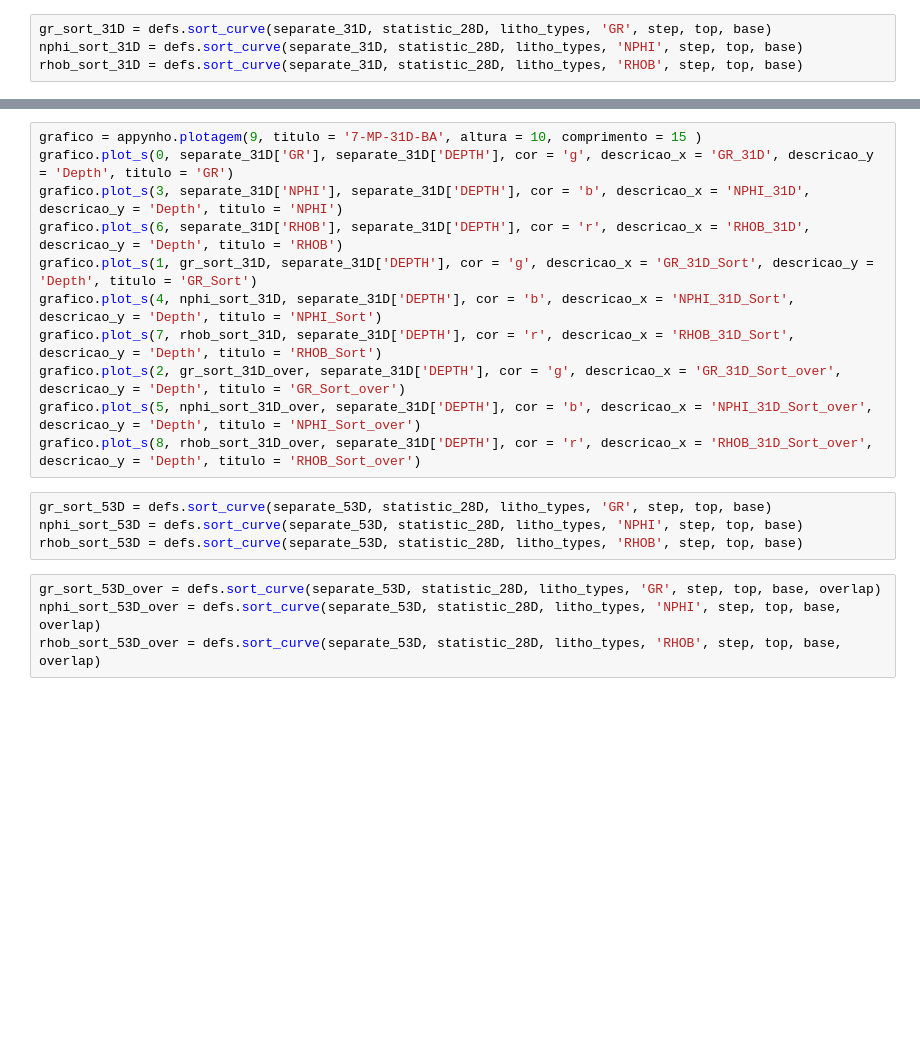
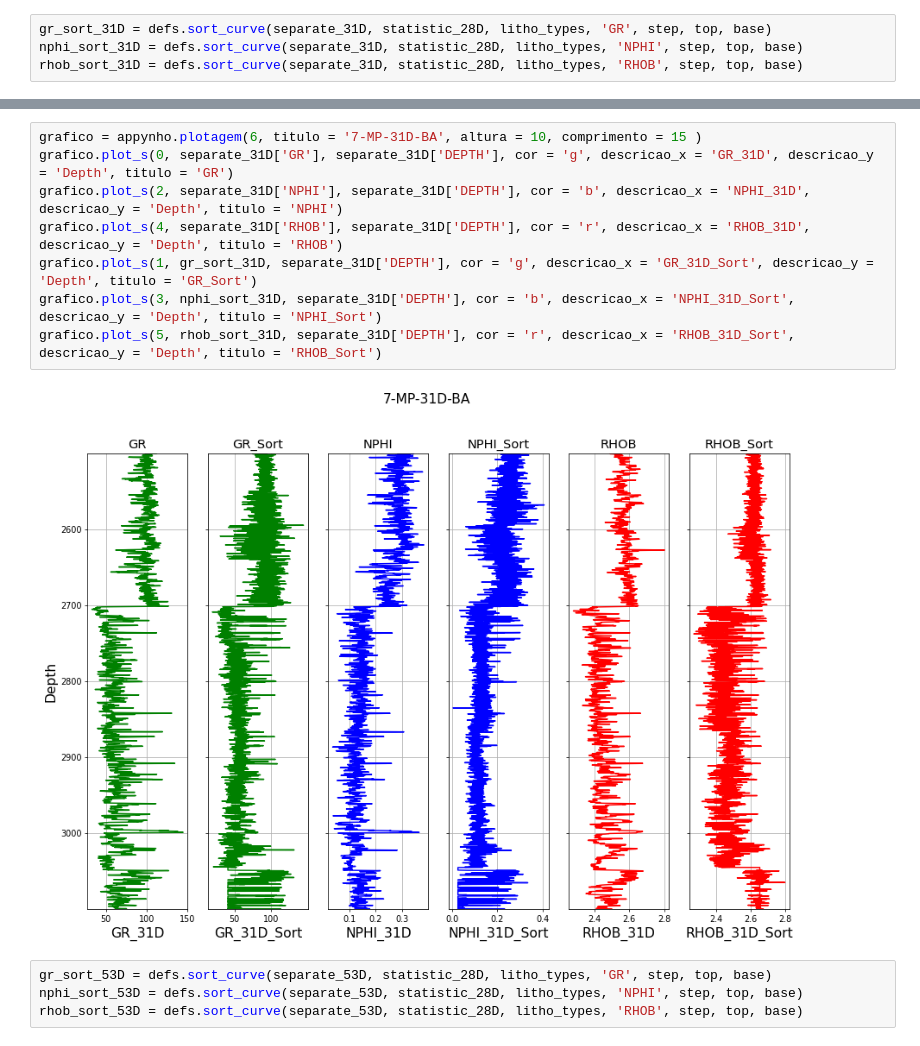
Before and after one commit to rmotadutra/PFG_2020, a Jupyter notebook: codes/well_create_lithology.ipynb, the cells around one changed output, grey strips where cells are left out. Drawn from its saved outputs; the diff is of its cells as text; blank space fills up the shorter version.

```diff
--- a/codes/well_create_lithology.ipynb
+++ b/codes/well_create_lithology.ipynb
@@ -176,20 +185,15 @@ rhob_sort_31D_over = defs.sort_curve(separate_31D, statistic_28D, litho_types, '
 # %%
-grafico = appynho.plotagem(9, titulo = '7-MP-31D-BA', altura = 10, comprimento = 15 )
+grafico = appynho.plotagem(6, titulo = '7-MP-31D-BA', altura = 10, comprimento = 15 )
 grafico.plot_s(0, separate_31D['GR'], separate_31D['DEPTH'], cor = 'g', descricao_x = 'GR_31D', descricao_y = 'Depth', titulo = 'GR')
-grafico.plot_s(3, separate_31D['NPHI'], separate_31D['DEPTH'], cor = 'b', descricao_x = 'NPHI_31D', descricao_y = 'Depth', titulo = 'NPHI')
-grafico.plot_s(6, separate_31D['RHOB'], separate_31D['DEPTH'], cor = 'r', descricao_x = 'RHOB_31D', descricao_y = 'Depth', titulo = 'RHOB')
+grafico.plot_s(2, separate_31D['NPHI'], separate_31D['DEPTH'], cor = 'b', descricao_x = 'NPHI_31D', descricao_y = 'Depth', titulo = 'NPHI')
+grafico.plot_s(4, separate_31D['RHOB'], separate_31D['DEPTH'], cor = 'r', descricao_x = 'RHOB_31D', descricao_y = 'Depth', titulo = 'RHOB')
 grafico.plot_s(1, gr_sort_31D, separate_31D['DEPTH'], cor = 'g', descricao_x = 'GR_31D_Sort', descricao_y = 'Depth', titulo = 'GR_Sort')
-grafico.plot_s(4, nphi_sort_31D, separate_31D['DEPTH'], cor = 'b', descricao_x = 'NPHI_31D_Sort', descricao_y = 'Depth', titulo = 'NPHI_Sort')
-grafico.plot_s(7, rhob_sort_31D, separate_31D['DEPTH'], cor = 'r', descricao_x = 'RHOB_31D_Sort', descricao_y = 'Depth', titulo = 'RHOB_Sort')
-grafico.plot_s(2, gr_sort_31D_over, separate_31D['DEPTH'], cor = 'g', descricao_x = 'GR_31D_Sort_over', descricao_y = 'Depth', titulo = 'GR_Sort_over')
-grafico.plot_s(5, nphi_sort_31D_over, separate_31D['DEPTH'], cor = 'b', descricao_x = 'NPHI_31D_Sort_over', descricao_y = 'Depth', titulo = 'NPHI_Sort_over')
-grafico.plot_s(8, rhob_sort_31D_over, separate_31D['DEPTH'], cor = 'r', descricao_x = 'RHOB_31D_Sort_over', descricao_y = 'Depth', titulo = 'RHOB_Sort_over')
+grafico.plot_s(3, nphi_sort_31D, separate_31D['DEPTH'], cor = 'b', descricao_x = 'NPHI_31D_Sort', descricao_y = 'Depth', titulo = 'NPHI_Sort')
+grafico.plot_s(5, rhob_sort_31D, separate_31D['DEPTH'], cor = 'r', descricao_x = 'RHOB_31D_Sort', descricao_y = 'Depth', titulo = 'RHOB_Sort')
+# %% [output]
+[figure, added]
 # %%
 gr_sort_53D = defs.sort_curve(separate_53D, statistic_28D, litho_types, 'GR', step, top, base)
 nphi_sort_53D = defs.sort_curve(separate_53D, statistic_28D, litho_types, 'NPHI', step, top, base)
 rhob_sort_53D = defs.sort_curve(separate_53D, statistic_28D, litho_types, 'RHOB', step, top, base)
-# %%
-gr_sort_53D_over = defs.sort_curve(separate_53D, statistic_28D, litho_types, 'GR', step, top, base, overlap)
-nphi_sort_53D_over = defs.sort_curve(separate_53D, statistic_28D, litho_types, 'NPHI', step, top, base, overlap)
-rhob_sort_53D_over = defs.sort_curve(separate_53D, statistic_28D, litho_types, 'RHOB', step, top, base, overlap)
 # %%
```
Also changed, not shown: parts of 5 cells of this notebook, 2 other files.
